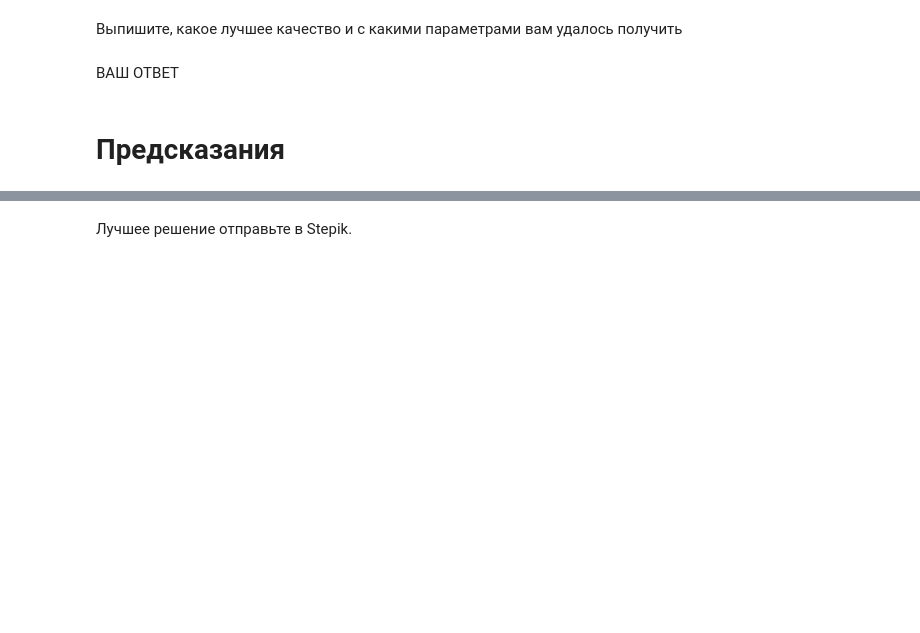
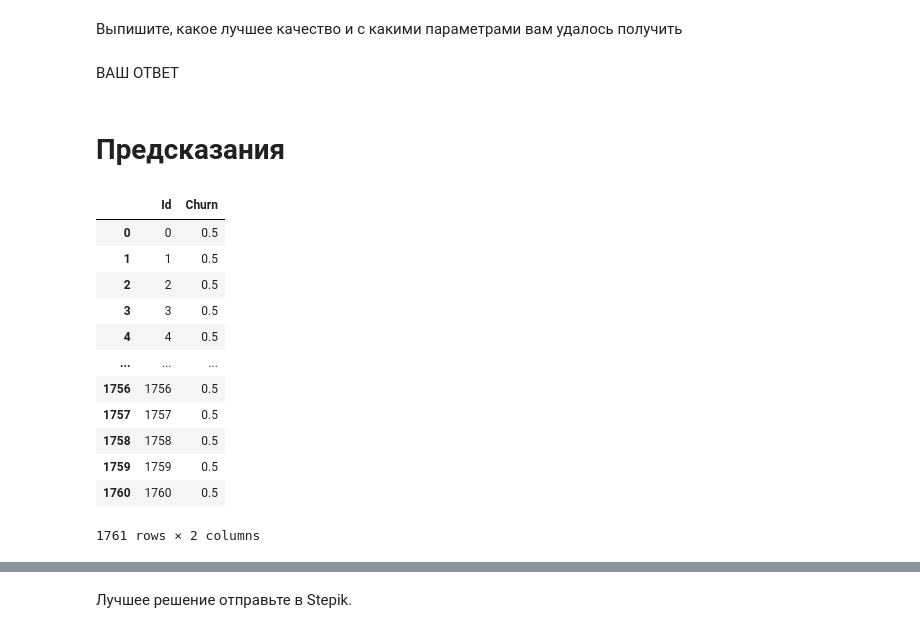
Before and after one commit to k-gorbenko/-DLS, a Jupyter notebook: week_03_composition_model_selection/Homework/hw_3_kaggle.ipynb, the cells around one changed output, grey strips where cells are left out. Saved outputs shown, nothing was run; the diff lists cells and outputs as text; code cells hidden in the pictures; blank space fills up the shorter version.

```diff
--- a/week_03_composition_model_selection/Homework/hw_3_kaggle.ipynb
+++ b/week_03_composition_model_selection/Homework/hw_3_kaggle.ipynb
@@ -425,3 +425,19 @@ best_model = model
 # %%
 X_test = pd.read_csv('./test.csv')
 submission = pd.read_csv('./submission.csv')
+# %%
+submission
+# %% [output]
+|  | Id | Churn |
+| 0 | 0 | 0.5 |
+| 1 | 1 | 0.5 |
+| 2 | 2 | 0.5 |
+| 3 | 3 | 0.5 |
+| 4 | 4 | 0.5 |
+| ... | ... | ... |
+| 1756 | 1756 | 0.5 |
+| 1757 | 1757 | 0.5 |
+| 1758 | 1758 | 0.5 |
+| 1759 | 1759 | 0.5 |
+| 1760 | 1760 | 0.5 |
+1761 rows × 2 columns
```
Also changed, not shown: parts of 4 cells of this notebook.
